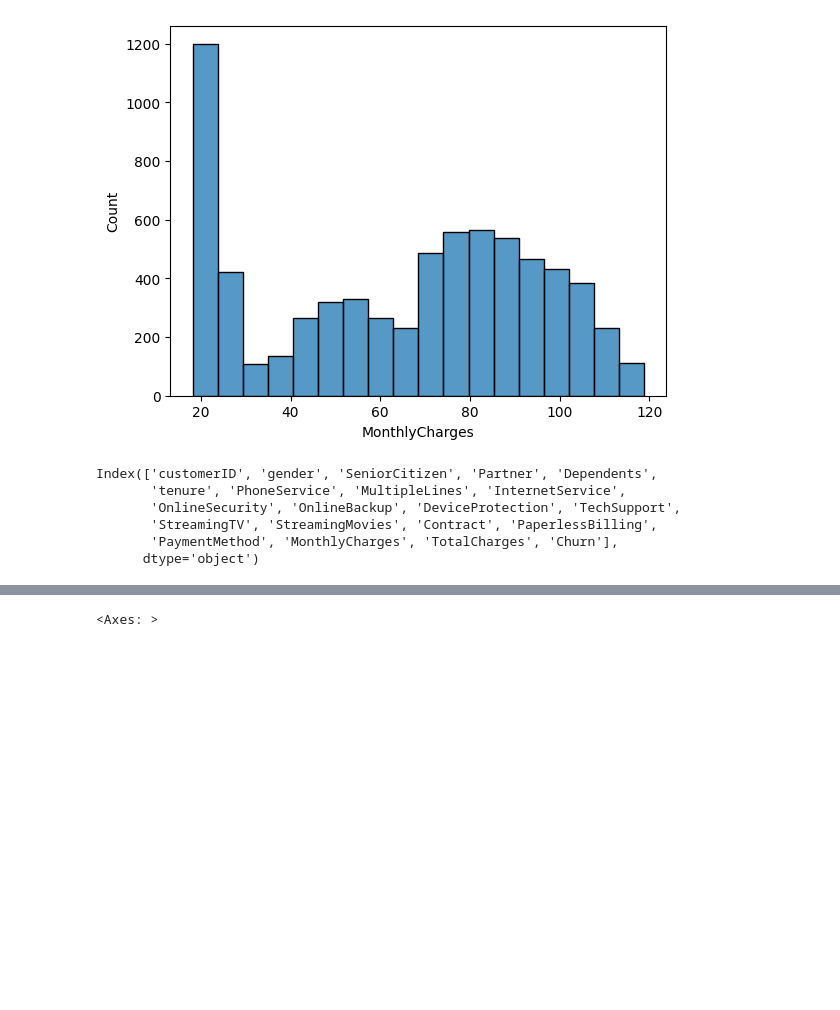
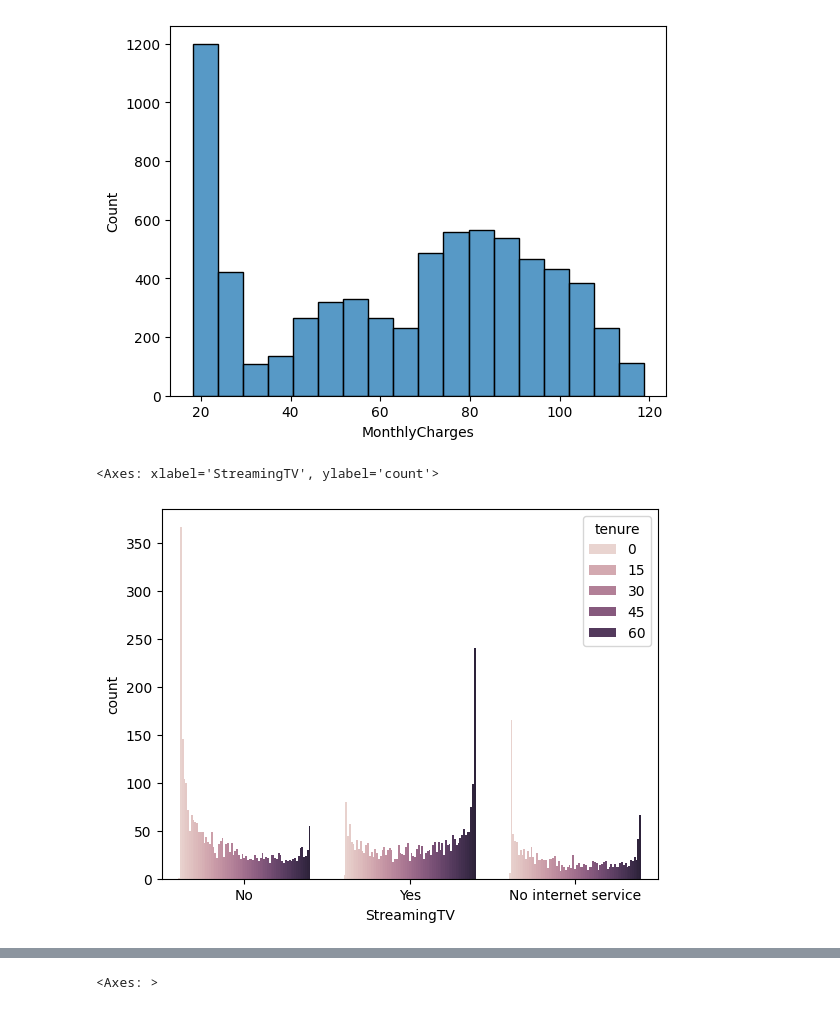
Before and after one commit to Sakhile-Ngcobo/Predicting-Customer-Churn, a Jupyter notebook: Predicting_Customer_Churn.ipynb, the cells around one changed output, grey strips where cells are left out. Drawn from its saved outputs; the diff is of its cells as text; code cells hidden in the pictures; blank space fills up the shorter version.

```diff
--- a/Predicting_Customer_Churn.ipynb
+++ b/Predicting_Customer_Churn.ipynb
@@ -160,12 +154,8 @@ sns.histplot(data['MonthlyCharges'])
 # %% [output]
 <Axes: xlabel='MonthlyCharges', ylabel='Count'>
 [figure]
-# %%
-data.columns
-# %% [output]
-Index(['customerID', 'gender', 'SeniorCitizen', 'Partner', 'Dependents',
-       'tenure', 'PhoneService', 'MultipleLines', 'InternetService',
-       'OnlineSecurity', 'OnlineBackup', 'DeviceProtection', 'TechSupport',
-       'StreamingTV', 'StreamingMovies', 'Contract', 'PaperlessBilling',
-       'PaymentMethod', 'MonthlyCharges', 'TotalCharges', 'Churn'],
-      dtype='object')
+# %%
+sns.countplot(x='StreamingTV',data=data, hue='tenure')
+# %% [output]
+<Axes: xlabel='StreamingTV', ylabel='count'>
+[figure, added]
```
Also changed, not shown: parts of 31 cells of this notebook.
